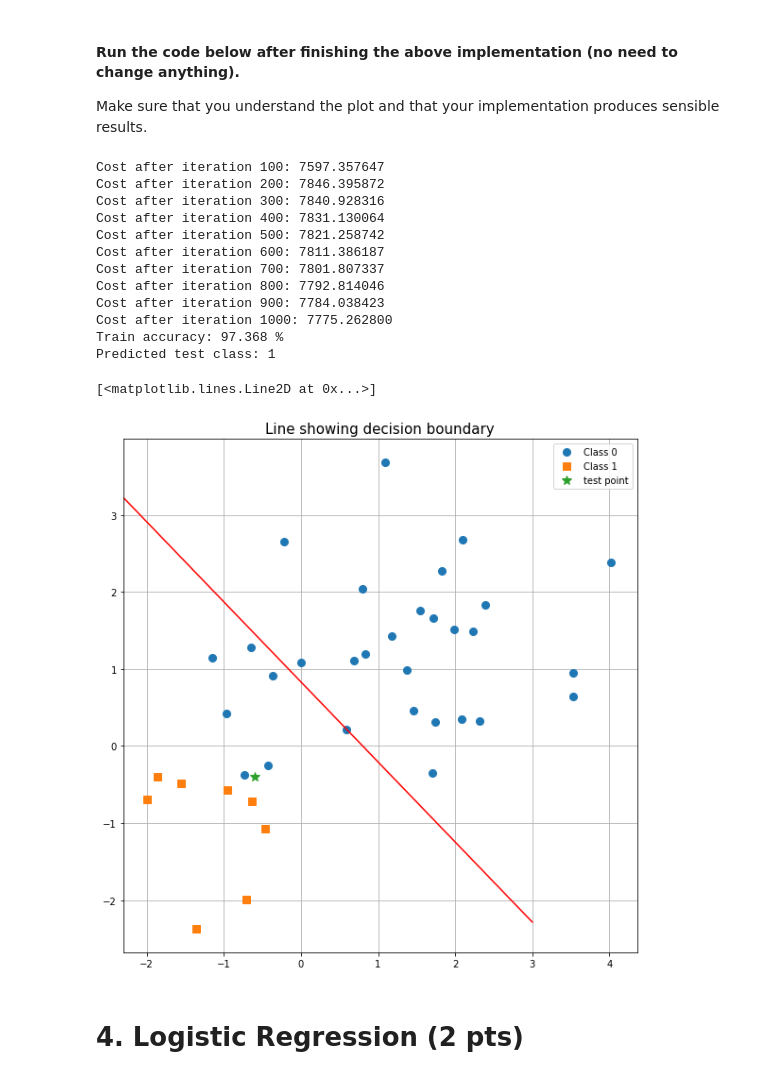
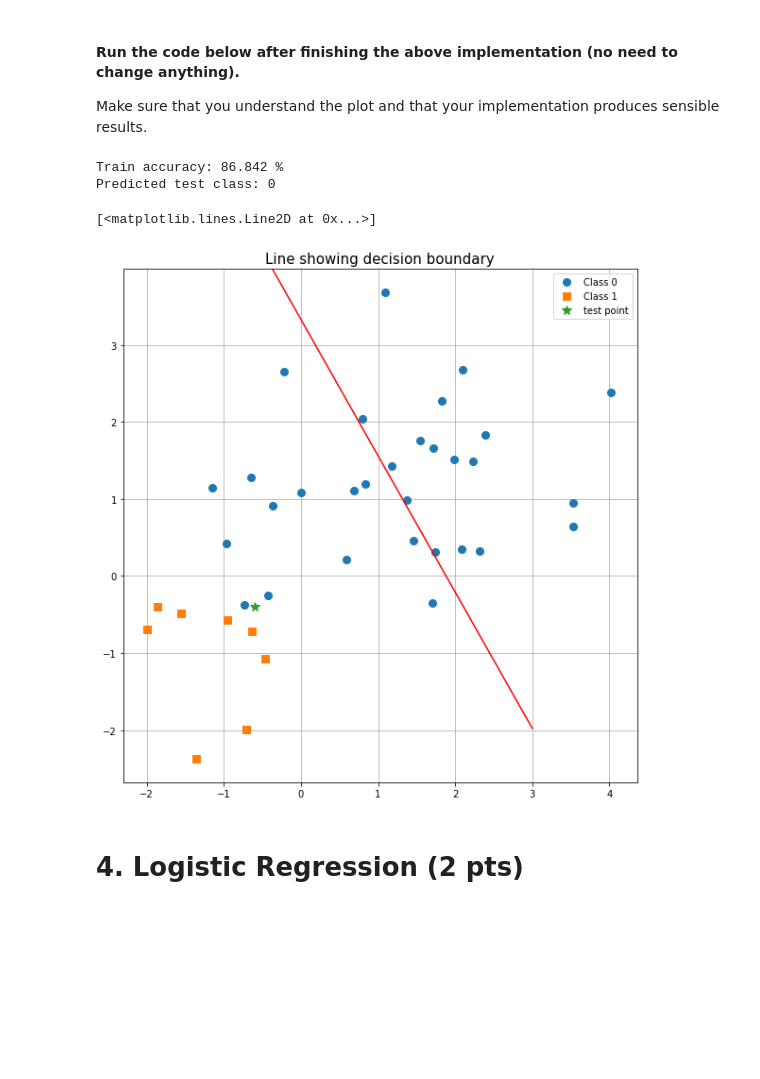
Before and after one commit to ArwinSaleh/Algorithms-for-Machine-Learning-and-Inference-TDA233, a Jupyter notebook: Hw2_2021.ipynb, the cells around one changed output. Cells and saved outputs as stored; diff of their text form; code cells hidden in the pictures; blank space fills up the shorter version.

```diff
--- a/Hw2_2021.ipynb
+++ b/Hw2_2021.ipynb
@@ -525,15 +534,18 @@ class SVM():
 
         cost = 0.5 * w.T @ w
         for i in range(n_samples):
-            cost += self.C * (1/n_samples) * max(0, 1 - t[i] * (w.T @ X_train[i] + b))
+            if 1 - t[i] * (w.T @ X_train[i] + b) > 0:
+                cost += self.C * (1/n_samples) * (1 - t[i] * (w.T @ X_train[i] + b))
 
         dw = w
         for i in range(n_samples):
-            dw -= self.C * (1/n_samples) * t[i] * np.reshape(X_train[i], (n_features,1))
+            if 1 - t[i] * (w.T @ X_train[i] + b) > 0:
+                dw -= self.C * (1/n_samples) * np.reshape(X_train[i], (n_features,1))
 
         db = 0
         for i in range(n_samples):
-            db -= self.C * (1/n_samples) * t[i]
+            if 1 - t[i] * (w.T @ X_train[i] + b) > 0:
+                db -= self.C * (1/n_samples) * t[i]
 
         grads = {"dw": dw,
                  "db": db}
@@ -608,42 +620,32 @@ class SVM():
 Make sure that you understand the plot and that your implementation produces sensible results.
 # %%
 # Parameters (feel free to change)
-learning_rate = 0.04
+learning_rate = 0.001
 n_iterations = 1000
 C = 3
-print_cost = True
+print_cost = False
 
 # Define and train the model
 model = SVM(learning_rate, n_iterations, C, print_cost)
 model.fit(X_train, y_train)
 
 # Predictions
 y_pred_train = model.predict(X_train)
 print("Train accuracy: %.3f %%" %(np.mean(y_pred_train == y_train)*100))
 y_pred_test = model.predict(X_test)
 print("Predicted test class: %d" %(y_pred_test))
 
 # Plot decision-boundaries
 fig, ax = plot_data(X_train, y_train, X_test, title = 'Line showing decision boundary')
 w = model.parameters['w']
 b = model.parameters['b']
 x = np.linspace(-3,3)
 ax.plot(x, (-b-w[0]*x)/w[1], '-r')
 # %% [output]
-Cost after iteration 100: 7597.357647
-Cost after iteration 200: 7846.395872
-Cost after iteration 300: 7840.928316
-Cost after iteration 400: 7831.130064
-Cost after iteration 500: 7821.258742
-Cost after iteration 600: 7811.386187
-Cost after iteration 700: 7801.807337
-Cost after iteration 800: 7792.814046
-Cost after iteration 900: 7784.038423
-Cost after iteration 1000: 7775.262800
-Train accuracy: 97.368 %
-Predicted test class: 1
+Train accuracy: 86.842 %
+Predicted test class: 0
 [<matplotlib.lines.Line2D at 0x...>]
-[figure, old version]
+[figure, new version]
 # %% [markdown]
 # 4. Logistic Regression (2 pts)
 # %% [markdown]
```
Also changed, not shown: parts of 4 cells of this notebook.
